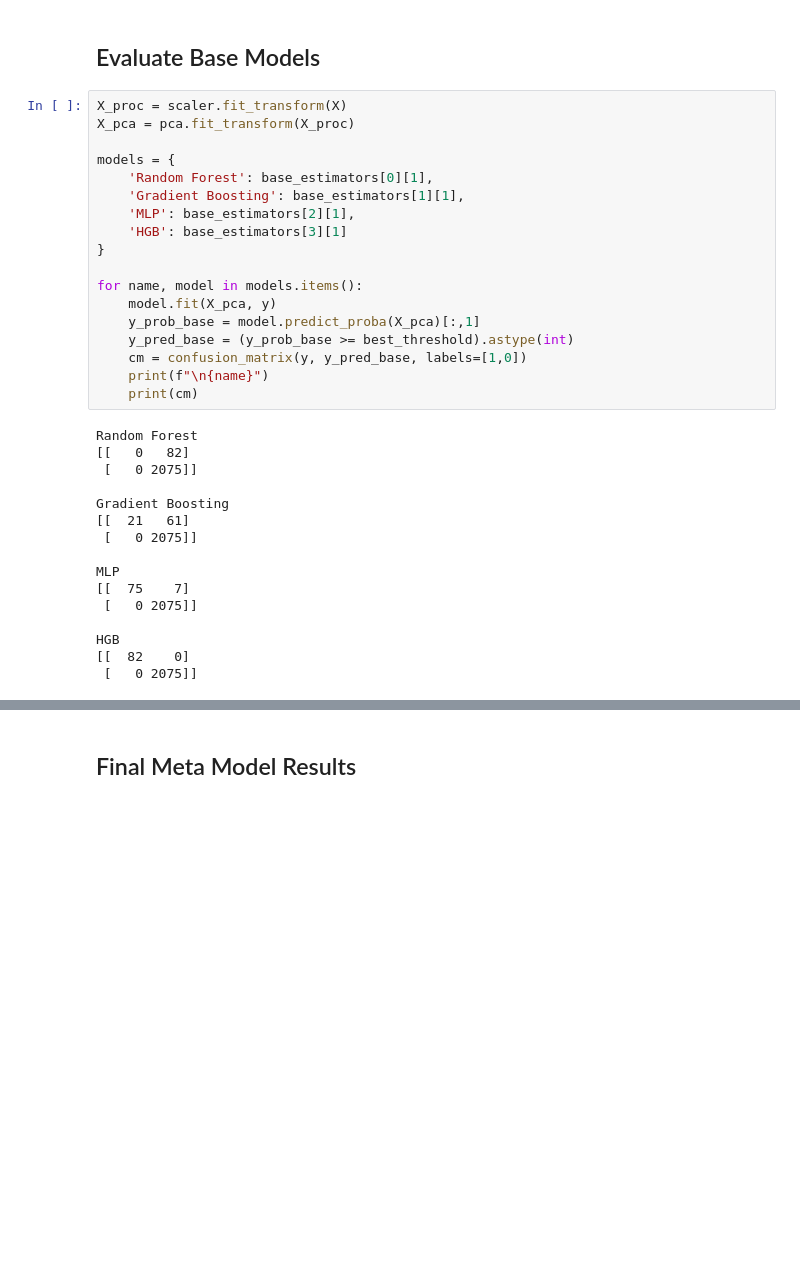
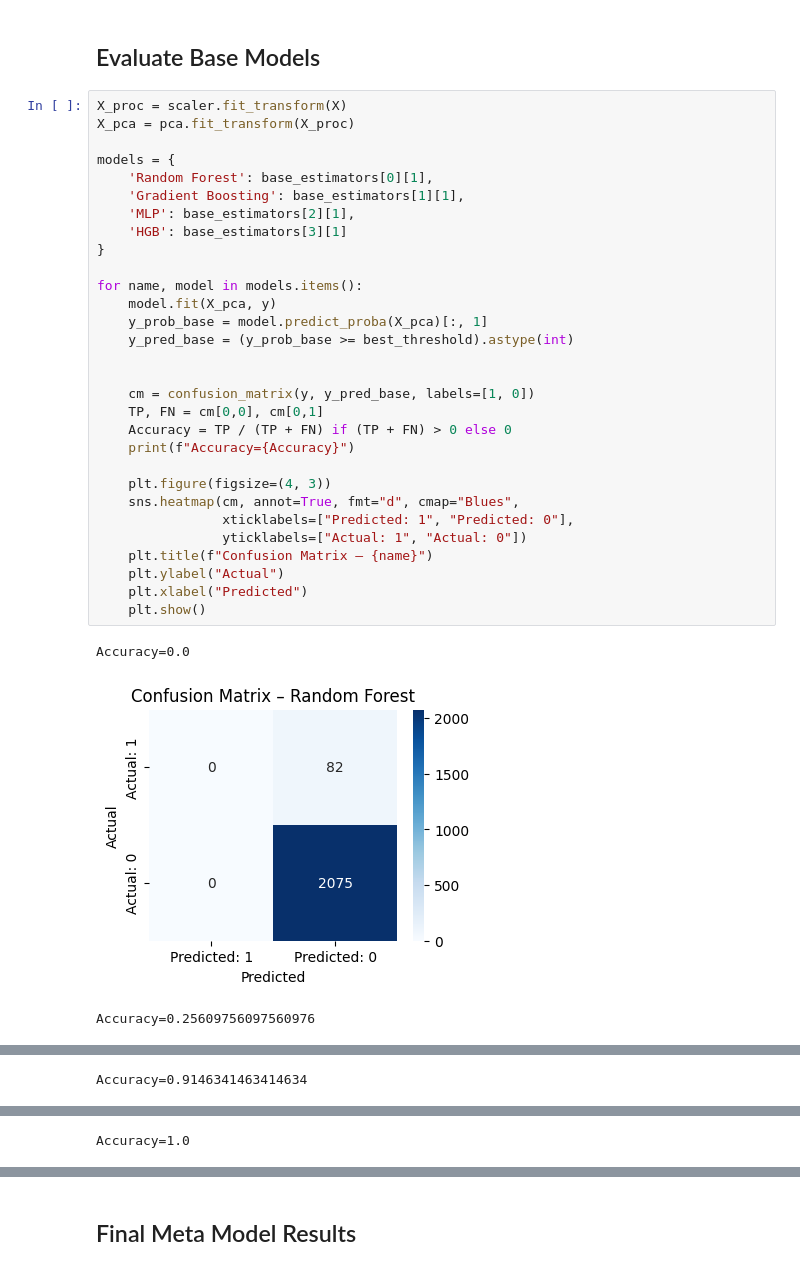
Before and after one commit to ParthGadekar0631/Corporate-Bankruptcy-Prediction-System, a Jupyter notebook: Lasya_Subgroup3.ipynb, the cells around one changed output, grey strips where cells are left out. Drawn from its saved outputs; the diff is of its cells as text; blank space fills up the shorter version.

```diff
--- a/Lasya_Subgroup3.ipynb
+++ b/Lasya_Subgroup3.ipynb
@@ -149,34 +157,34 @@ plt.show()
 # %%
 X_proc = scaler.fit_transform(X)
 X_pca = pca.fit_transform(X_proc)
 
 models = {
     'Random Forest': base_estimators[0][1],
     'Gradient Boosting': base_estimators[1][1],
     'MLP': base_estimators[2][1],
     'HGB': base_estimators[3][1]
 }
 
 for name, model in models.items():
     model.fit(X_pca, y)
-    y_prob_base = model.predict_proba(X_pca)[:,1]
+    y_prob_base = model.predict_proba(X_pca)[:, 1]
     y_pred_base = (y_prob_base >= best_threshold).astype(int)
-    cm = confusion_matrix(y, y_pred_base, labels=[1,0])
-    print(f"\n{name}")
-    print(cm)
+
+
+    cm = confusion_matrix(y, y_pred_base, labels=[1, 0])
+    TP, FN = cm[0,0], cm[0,1]
+    Accuracy = TP / (TP + FN) if (TP + FN) > 0 else 0
+    print(f"Accuracy={Accuracy}")
+
+    plt.figure(figsize=(4, 3))
+    sns.heatmap(cm, annot=True, fmt="d", cmap="Blues",
+                xticklabels=["Predicted: 1", "Predicted: 0"],
+                yticklabels=["Actual: 1", "Actual: 0"])
+    plt.title(f"Confusion Matrix – {name}")
+    plt.ylabel("Actual")
+    plt.xlabel("Predicted")
+    plt.show()
 # %% [output]
-Random Forest
-[[   0   82]
- [   0 2075]]
-
-Gradient Boosting
-[[  21   61]
- [   0 2075]]
-
-MLP
-[[  75    7]
- [   0 2075]]
-
-HGB
-[[  82    0]
- [   0 2075]]
+Accuracy=0.0
+[figure, added]
+Accuracy=0.25609756097560976
@@ -182,0 +192 @@ HGB
+Accuracy=0.9146341463414634
@@ -182,0 +194 @@ HGB
+Accuracy=1.0
```
Also changed, not shown: parts of 14 cells of this notebook.
